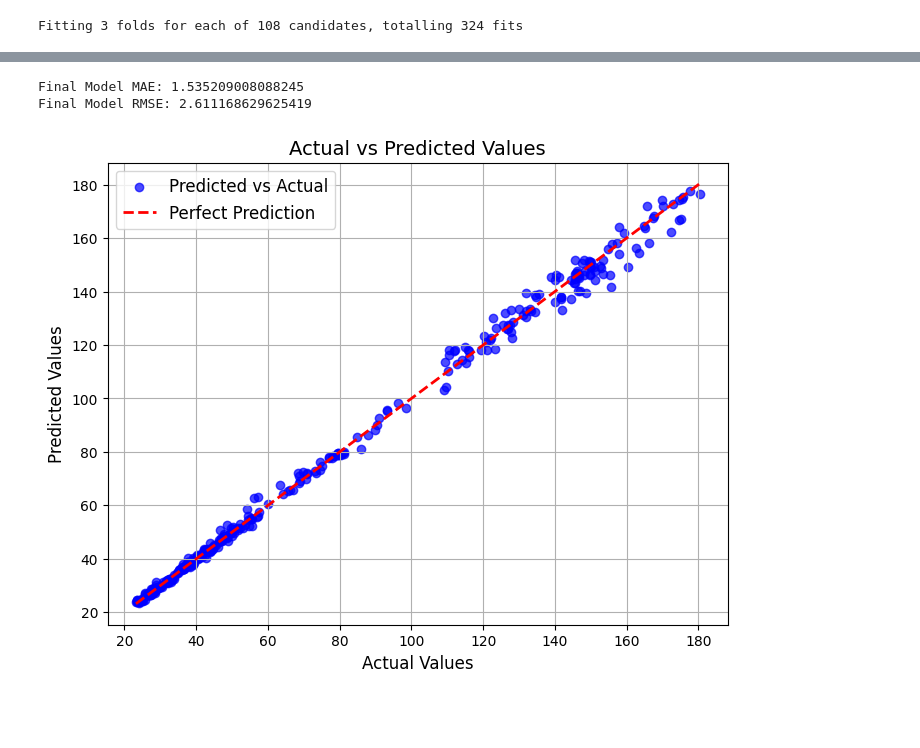
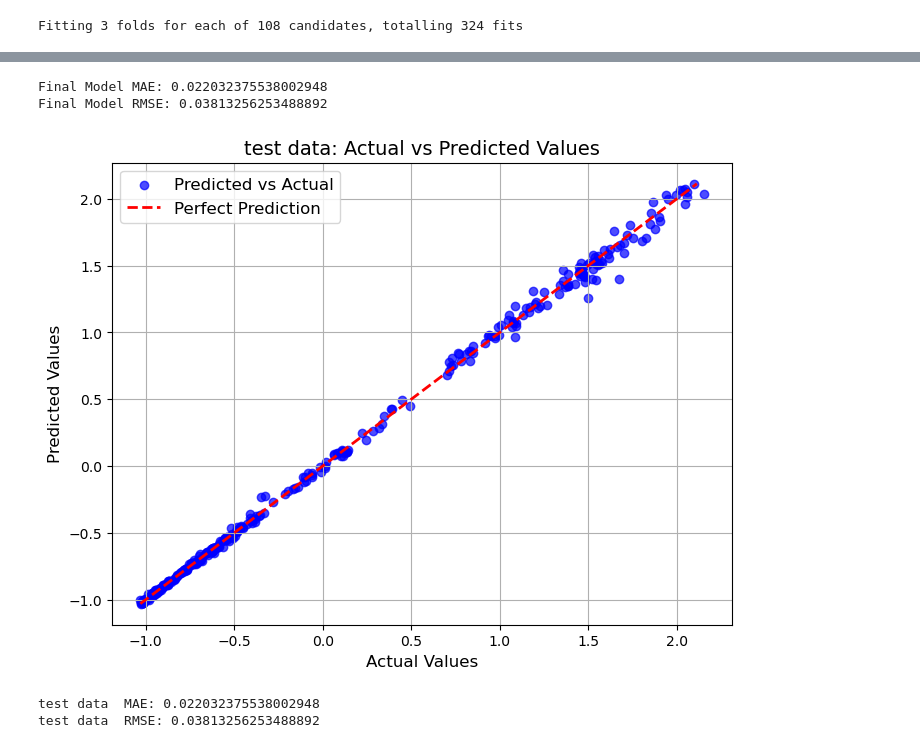
Before and after one commit to KERPalmer/university_final_year_project, a Jupyter notebook: randomForrest.ipynb, the cells around one changed output, grey strips where cells are left out. Drawn from its saved outputs; the diff is of its cells as text; code cells hidden in the pictures; blank space fills up the shorter version.

```diff
--- a/randomForrest.ipynb
+++ b/randomForrest.ipynb
@@ -47,12 +25,3 @@ data.dropna(inplace=True)
-# %%
-# Features and target
-X = data[['SMA_10', 'SMA_50', 'Price_Change']]
-y = data['Target']
-
-# Split data into training and testing sets
-X_train, X_test, y_train, y_test = train_test_split(X, y, test_size=0.2, random_state=42)
-
-#print(f"Training samples: {len(X_train)}, Testing samples: {len(X_test)}")
 # %% [markdown]
 <h1> GridSearch setup </h1>
 # %%
@@ -73,12 +42,12 @@ grid_search = GridSearchCV(
     param_grid=param_grid,
     cv=3,                       # cross-validation
     scoring='neg_mean_absolute_error',         # Use mse as scoring
-    verbose=2,
+    verbose=1,
     n_jobs=-1                   # Use all available cores
 )
 
 # Perform grid search on training data
-grid_search.fit(X_train, y_train)
+grid_search.fit(X_train, Y_train)
 
 results_df = pd.DataFrame(grid_search.cv_results_)
 # %% [output]
@@ -111,44 +74,26 @@ Std Dev of Test Score: 0.0740
 ------------------------------
 # %%
-# Extract best parameters
-best_params = grid_search.best_params_
-
-# Train the final model with best parameters
-final_model = RandomForestRegressor(
-    n_estimators=best_params['n_estimators'],
-    max_depth=best_params['max_depth'],
-    min_samples_split=best_params['min_samples_split'],
-    min_samples_leaf=best_params['min_samples_leaf'],
-    random_state=42
-)
-final_model.fit(X_train, y_train)
+# use best model to predict test data
+final_model = grid_search.best_estimator_
 
 # Predict on test data
 final_predictions = final_model.predict(X_test)
 
 # Evaluate the final model
-mae = mean_absolute_error(y_test, final_predictions)
-mse = mean_squared_error(y_test, final_predictions)
+mae = mean_absolute_error(Y_test, final_predictions)
+mse = mean_squared_error(Y_test, final_predictions)
 rmse = np.sqrt(mse)
 
 print(f"Final Model MAE: {mae}")
 print(f"Final Model RMSE: {rmse}")
 
-
-# Visualize Predictions vs. Actual Outcomes
-plt.figure(figsize=(8, 6))
-plt.scatter(y_test, final_predictions, alpha=0.7, color='b', label='Predicted vs Actual')
-plt.plot([y_test.min(), y_test.max()], [y_test.min(), y_test.max()], 'r--', lw=2, label='Perfect Prediction')  # Diagonal line
-plt.title('Actual vs Predicted Values', fontsize=14)
-plt.xlabel('Actual Values', fontsize=12)
-plt.ylabel('Predicted Values', fontsize=12)
-plt.legend(fontsize=12)
-plt.grid(True)
-plt.show()
+graph_normal(final_predictions, Y_test, "test data")
 # %% [output]
-Final Model MAE: 1.535209008088245
-Final Model RMSE: 2.611168629625419
+Final Model MAE: 0.022032375538002948
+Final Model RMSE: 0.03813256253488892
-[figure, old version]
+[figure, new version]
+test data  MAE: 0.022032375538002948
+test data  RMSE: 0.03813256253488892
 # %%
 # trying to predict more recent ones
 stock = yf.Ticker('AAPL')
```
Also changed, not shown: parts of 5 cells of this notebook, 9 other files.
